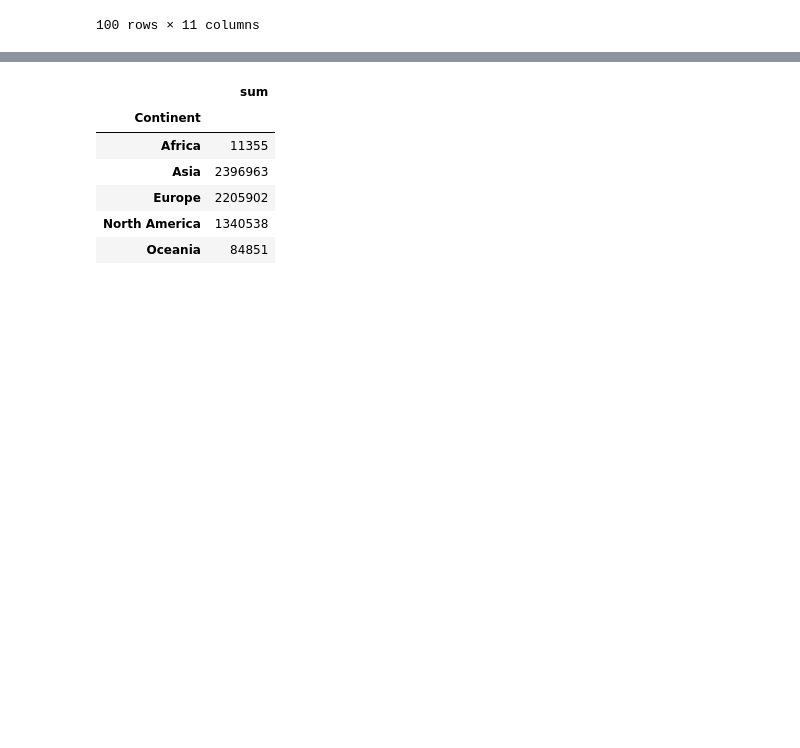
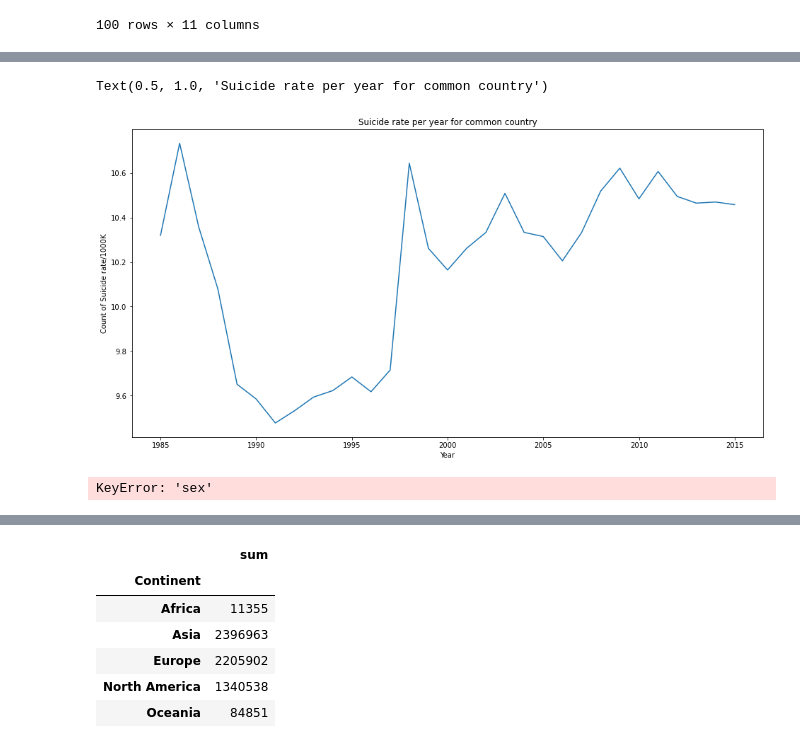
Before and after one commit to mguner-data/Global_Suicide_Data_Analysis, a Jupyter notebook: shanker_project_1.ipynb, the cells around one changed output, grey strips where cells are left out. Cells and saved outputs as stored; diff of their text form; code cells hidden in the pictures; blank space fills up the shorter version.

Commit message:
Pushing latest qc, code and plots June 20, 2020

```diff
--- a/shanker_project_1.ipynb
+++ b/shanker_project_1.ipynb
@@ -145,0 +174,4 @@ KeyError: 'country'
+# %%
+sub_total_mergedgroup_df= sub_total_merged_df.groupby(["year"]).sum()[['suicides_no','population']].reset_index()
+# %%
+sub_total_mergedgroup_df =sub_total_mergedgroup_df.set_index("year")
@@ -145,0 +188,2 @@ KeyError: 'country'
+# %%
+sub_total_mergedgroup_df['suicide_rate'] = (sub_total_mergedgroup_df['suicides_no']/sub_total_mergedgroup_df['population'])*100000
@@ -145,0 +200,2 @@ KeyError: 'country'
+# %%
+suicide_data = sub_total_mergedgroup_df.drop(["suicides_no","population"],axis = 1)
@@ -146,3 +212,17 @@ KeyError: 'country'
+# %%
+
+plt.figure(figsize = (16,8))
+plt.plot(suicide_data)
+plt.xlabel('Year')
+plt.ylabel('Count of Suicide rate/1000K')
+plt.title("Suicide rate per year for common country")
+# %% [output]
+Text(0.5, 1.0, 'Suicide rate per year for common country')
+[figure, added]
+# %%
+sub_total_sex = sub_total_mergedgroup_df.groupby(["year","sex"]).sum()
+# %% [output]
+KeyError: 'sex'
 # %%
 # # merged_suicide_df['gdp_for_year ($)'] = merged_suicide_df['gdp_for_year ($)'].astype("int64")
 # merged_suicide_df['GDP_for_year'] = merged_suicide_df['gdp_for_year ($)'].astype("int64")
```
Also changed, not shown: parts of 15 cells of this notebook, 1 other file.
